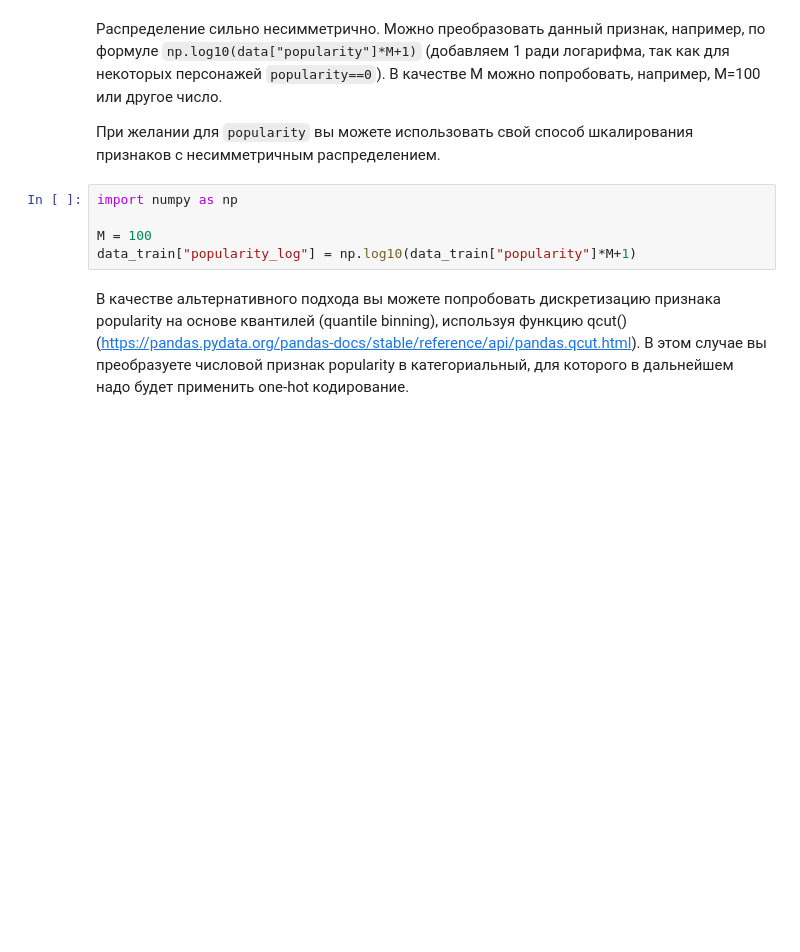
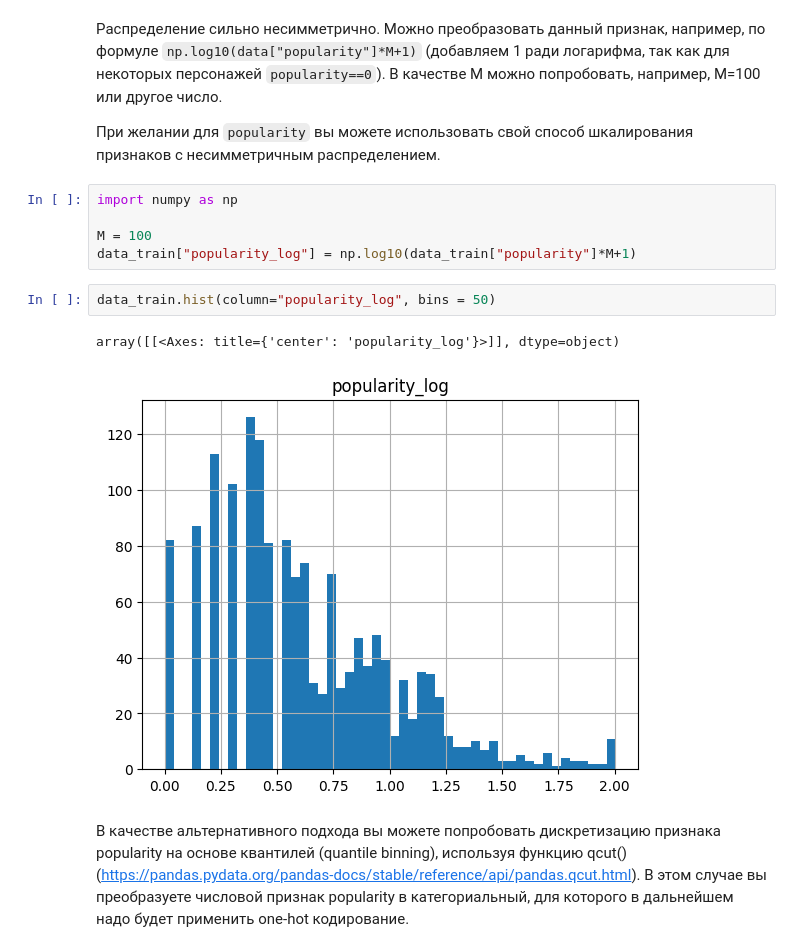
Before and after one commit to zenkinslavik-spec/DLS_hw1, a Jupyter notebook: week_01_ml_intro/Homework/hw_1_game_of_thrones.ipynb, the cells around one changed output. Cells and saved outputs as stored; diff of their text form; blank space fills up the shorter version.

```diff
--- a/week_01_ml_intro/Homework/hw_1_game_of_thrones.ipynb
+++ b/week_01_ml_intro/Homework/hw_1_game_of_thrones.ipynb
@@ -217,6 +244,11 @@ import numpy as np
 
 M = 100
 data_train["popularity_log"] = np.log10(data_train["popularity"]*M+1)
+# %%
+data_train.hist(column="popularity_log", bins = 50)
+# %% [output]
+array([[<Axes: title={'center': 'popularity_log'}>]], dtype=object)
+[figure, added]
 # %% [markdown]
 В качестве альтернативного подхода вы можете попробовать дискретизацию признака popularity на основе квантилей (quantile binning), используя функцию qcut() (https://pandas.pydata.org/pandas-docs/stable/reference/api/pandas.qcut.html). В этом случае вы преобразуете числовой признак popularity в категориальный, для которого в дальнейшем надо будет применить one-hot кодирование.
 # %% [markdown]
```
Also changed, not shown: parts of 11 cells of this notebook.
